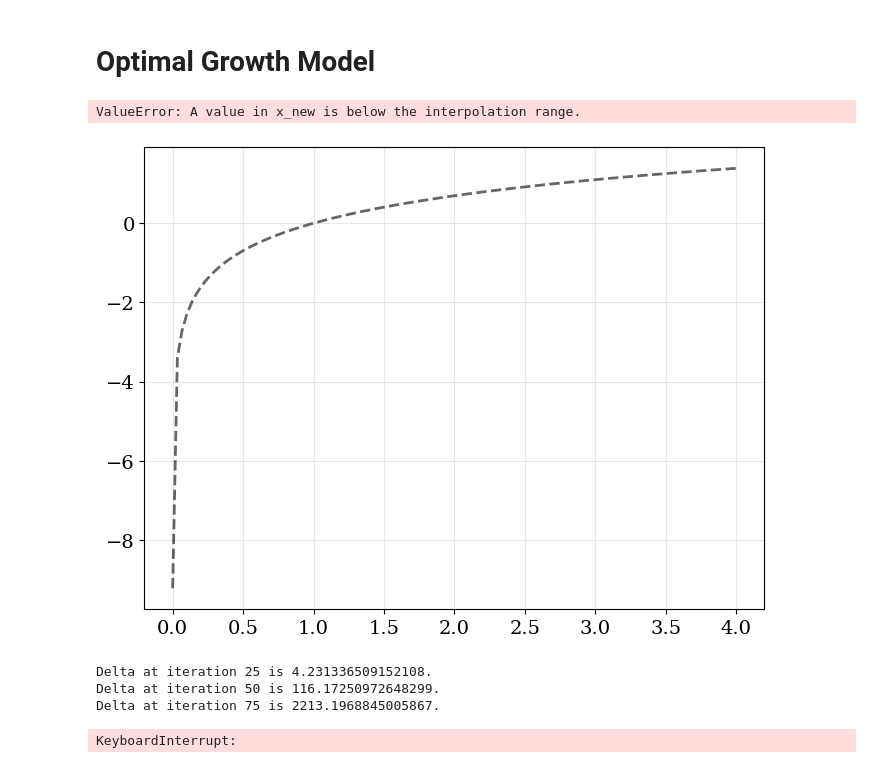
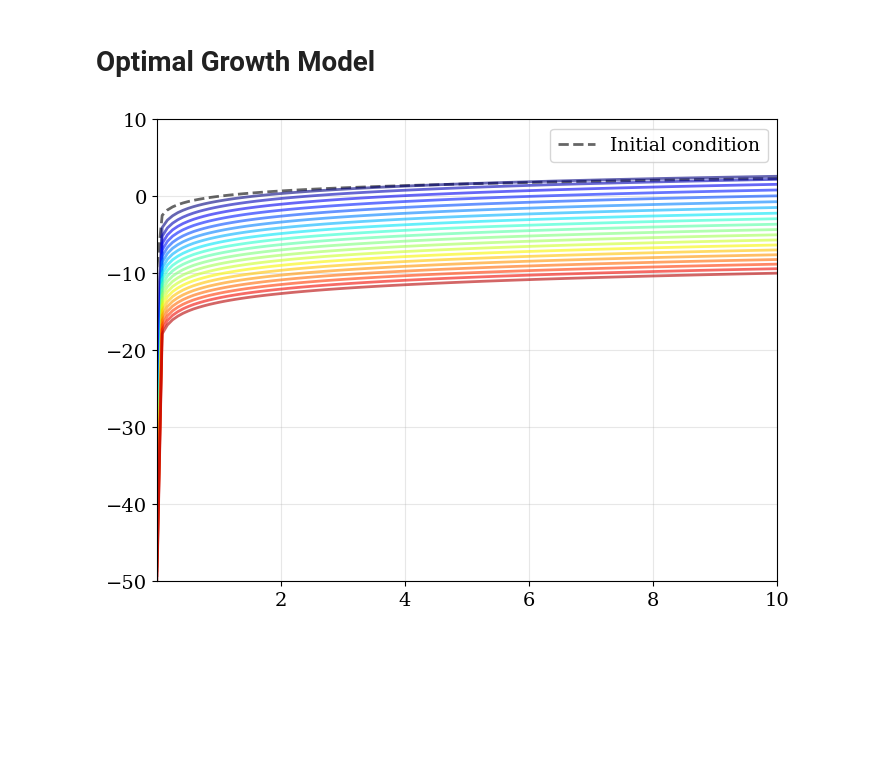
Before and after one commit to charlesaugdupont/poverty-trap, a Jupyter notebook: Optimal Growth.ipynb, the cells around one changed output. Drawn from its saved outputs; the diff is of its cells as text; code cells hidden in the pictures; blank space fills up the shorter version.

```diff
--- a/Optimal Growth.ipynb
+++ b/Optimal Growth.ipynb
@@ -38,14 +40,8 @@ plt.rc("font", family="serif")
 def maximize(g, a, b, args):
     """
     Maximize the function g over the interval [a, b].
-
-    We use the fact that the maximizer of g on any interval is
-    also the minimizer of -g.  The tuple args collects any extra
-    arguments to g.
-
     Returns the maximal value and the maximizer.
     """
-
     objective = lambda x: -g(x, *args)
     result = minimize_scalar(objective, bounds=(a, b), method='bounded')
     maximizer, maximum = result.x, -result.fun
@@ -75,35 +68,38 @@ class OptimalGrowthModel:
     def __init__(self,
                  u,            # utility function
                  f,            # production function
-                 r,            # expected returns of projects
-                 p,            # portfolio
-                 β=0.96,       # discount factor
-                 grid_max=4,
-                 grid_size=120):
+                 β=0.89,       # discount factor
+                 grid_max=5000,
+                 grid_size=250):
 
-        self.u, self.f, self.r, self.p, self.β = u, f, r, p, β
+        # initialize
+        self.u = u
+        self.f = f
+        self.β = β
 
         # Set up grid
         self.grid = np.linspace(1e-4, grid_max, grid_size)
 
 
-    def state_action_value(self, c, y, v_array):
+    def state_action_value(self, c, y, v_array, alpha=0.4):
         """
         Right hand side of the Bellman equation.
         """
-        u, f, β, r, p = self.u, self.f, self.β, self.r, self.p
-        v = interp1d(self.grid, v_array)
-        return u(c) + β*v(f(y - c, r, p))
+        u, f, β = self.u, self.f, self.β
+        v = interp1d(self.grid, v_array, fill_value="extrapolate")
+
+        out = u(c) + β * v( ((y*RR)-c)**alpha )
+
+
+        return out
 
 
 def T(v, og):
     """
     The Bellman operator.  Updates the guess of the value function
     and also computes a v-greedy policy.
-
       * og is an instance of OptimalGrowthModel
       * v is an array representing a guess of the value function
-
     """
     v_new = np.empty_like(v)
     v_greedy = np.empty_like(v)
@@ -118,26 +114,22 @@ def T(v, og):
 
     return v_greedy, v_new
 # %%
-returns   = np.array([1.23, 1.13, 1.1 ])
-portfolio = np.array([0.5, 0.2, 0.3])
-
-og = OptimalGrowthModel(u=u, f=f, r=returns, p=portfolio)
+og = OptimalGrowthModel(u=u, f=f)
 grid = og.grid
 # %%
-v = np.log(grid)
-n = 30
+v = u(grid)
+n = 20
 
 fig, ax = plt.subplots()
 ax.plot(grid, v, color='k', linestyle="dashed", lw=2, alpha=0.6, label='Initial condition')
 
 for i in range(n):
     v_greedy, v = T(v, og)  # Apply the Bellman operator
     ax.plot(grid, v, color=plt.cm.jet(i / n), lw=2, alpha=0.6)
 
 ax.legend()
-ax.set(ylim=(-10, 10), xlim=(np.min(grid), np.max(grid)))
+ax.set(ylim=(-50, 10), xlim=(np.min(grid), np.max(grid)))
 plt.show()
 # %% [output]
-ValueError: A value in x_new is below the interpolation range.
-[figure, old version]
+[figure, new version]
 # %%
@@ -165,9 +157,2 @@ def solve_model(og, tol=1e-3, max_iter=1000, verbose=True, print_skip=25):
 
     return v_greedy, v_new
-# %%
-v_greedy, v_solution = solve_model(og)
-# %% [output]
-Delta at iteration 25 is 4.231336509152108.
-Delta at iteration 50 is 116.17250972648299.
-Delta at iteration 75 is 2213.1968845005867.
-KeyboardInterrupt:
```
Also changed, not shown: parts of 19 cells of this notebook.
